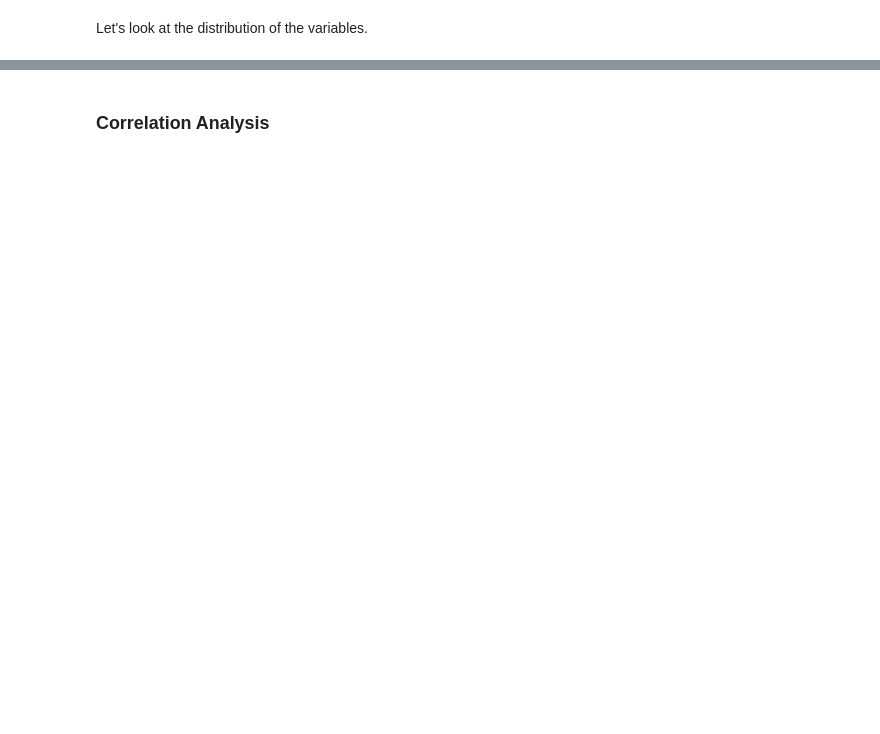
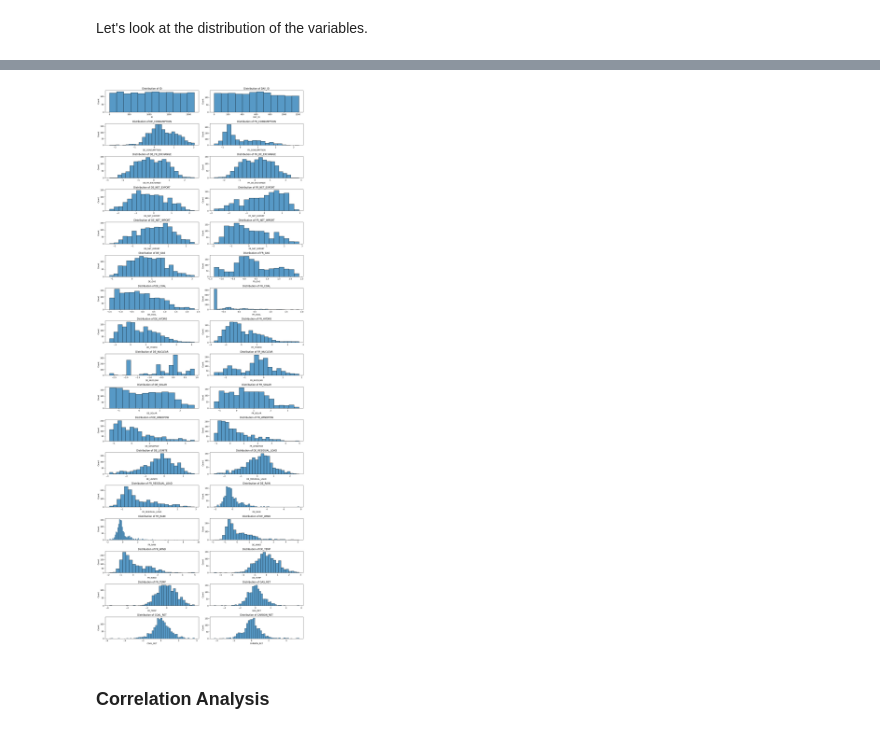
Before and after one commit to rngaili/Electricity-Price-Prediction, a Jupyter notebook: Benchmark_QRT_en.ipynb, the cells around one changed output, grey strips where cells are left out. Cells and saved outputs as stored; diff of their text form; code cells hidden in the pictures; blank space fills up the shorter version.

```diff
--- a/Benchmark_QRT_en.ipynb
+++ b/Benchmark_QRT_en.ipynb
@@ -66,8 +66,2 @@ dtype: int64
 # %% [markdown]
 Let's look at the distribution of the variables.
-# %%
-### add code here - fix, make smalller charts
-for col in X_train.select_dtypes('float'):
-  # print(col)
-  plt.figure()
-  sns.distplot(X_train[col])
@@ -104,3 +68,20 @@ https://gist.github.com/mwaskom/de44147ed2974457ad6372750bbe5751
+# %%
+all_columns = X_train.select_dtypes(['float64', 'int64']).columns
+num_rows = 17
+num_cols = 2
+
+# Create subplots
+fig, axes = plt.subplots(nrows=num_rows, ncols=num_cols, figsize=(15, 40))
+axes = axes.flatten()
+
+for i, col in enumerate(all_columns):
+    sns.histplot(X_train[col], ax=axes[i])
+    axes[i].set_title(f'Distribution of {col}')
+
+plt.tight_layout()
+plt.show()
+# %% [output]
+[figure, added]
 # %% [markdown]
 ### Correlation Analysis
 # %%
```
Also changed, not shown: parts of 11 cells of this notebook.
